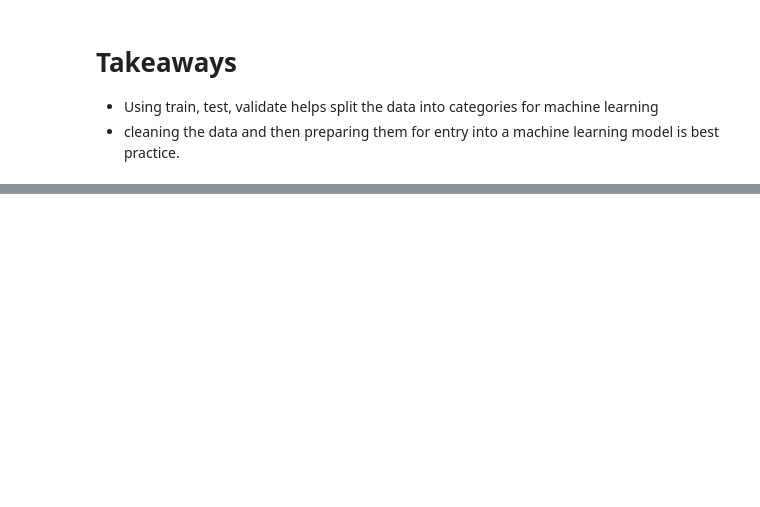
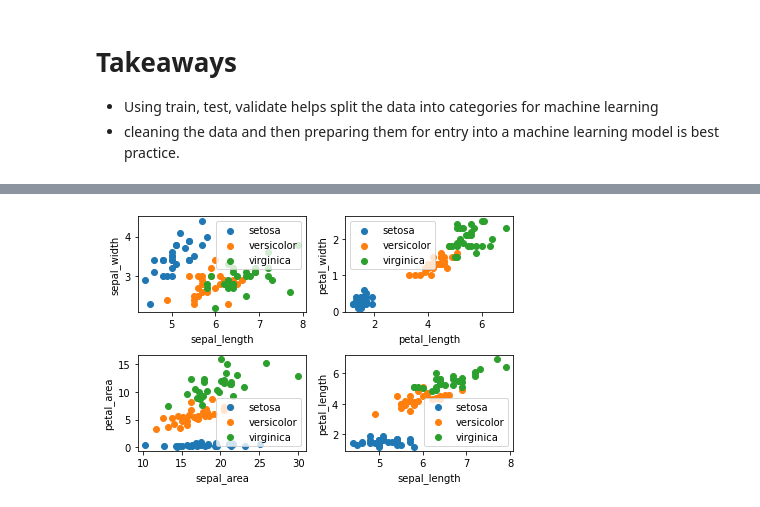
Before and after one commit to DeangeloBowen1/classification-exercises, a Jupyter notebook: classification_exercises.ipynb, the cells around one changed output, grey strips where cells are left out. Saved outputs shown, nothing was run; the diff lists cells and outputs as text; code cells hidden in the pictures; blank space fills up the shorter version.

```diff
--- a/classification_exercises.ipynb
+++ b/classification_exercises.ipynb
@@ -624,0 +1149,10 @@ plt.show()
+# %%
+# create new column to show interation of sepal and petal
+# what new calculation can we get out of the dataframe
+# we have the length and the width, so it's possible to
+# calculate the area of the sepal and petal
+'(lxw = area)'
+
+train['sepal_area'] = train.sepal_length * train.sepal_width
+train['petal_area'] = train.petal_length * train.petal_width
+train.head()
@@ -624,0 +1166,33 @@ plt.show()
+# %%
+# list of all possible interations.
+# 4 rows, 8 variables should cover all interations
+# also, subplot cannot take more than 4 splots
+interactions = [('sepal_length', 'sepal_width'),
+              ('petal_length', 'petal_width'),
+              ('sepal_area', 'petal_area'),
+              ('sepal_length', 'petal_length')]
+# %%
+# create function which takes each interactions and plots them
+# after taking a subset in the train dataframe and grouping
+# by the species name
+x = interactions[0][0]
+y = interactions[0][1]
+def scatter_species(x, y):
+    for species, subset in train.groupby('species'):
+        plt.scatter(subset[x], subset[y], label=species)
+        plt.xlabel(x)
+        plt.ylabel(y)
+        plt.legend()
+# %%
+# plotting each subplot by interaction
+plt.subplot(2,2,1)
+scatter_species(interactions[0][0], interactions[0][1])
+plt.subplot(2,2,2)
+scatter_species(interactions[1][0], interactions[1][1])
+plt.subplot(2,2,3)
+scatter_species(interactions[2][0], interactions[2][1])
+plt.subplot(2,2,4)
+scatter_species(interactions[3][0], interactions[3][1])
+plt.tight_layout()
+# %% [output]
+[figure, added]
```
Also changed, not shown: parts of 140 cells of this notebook, 1 other file.
